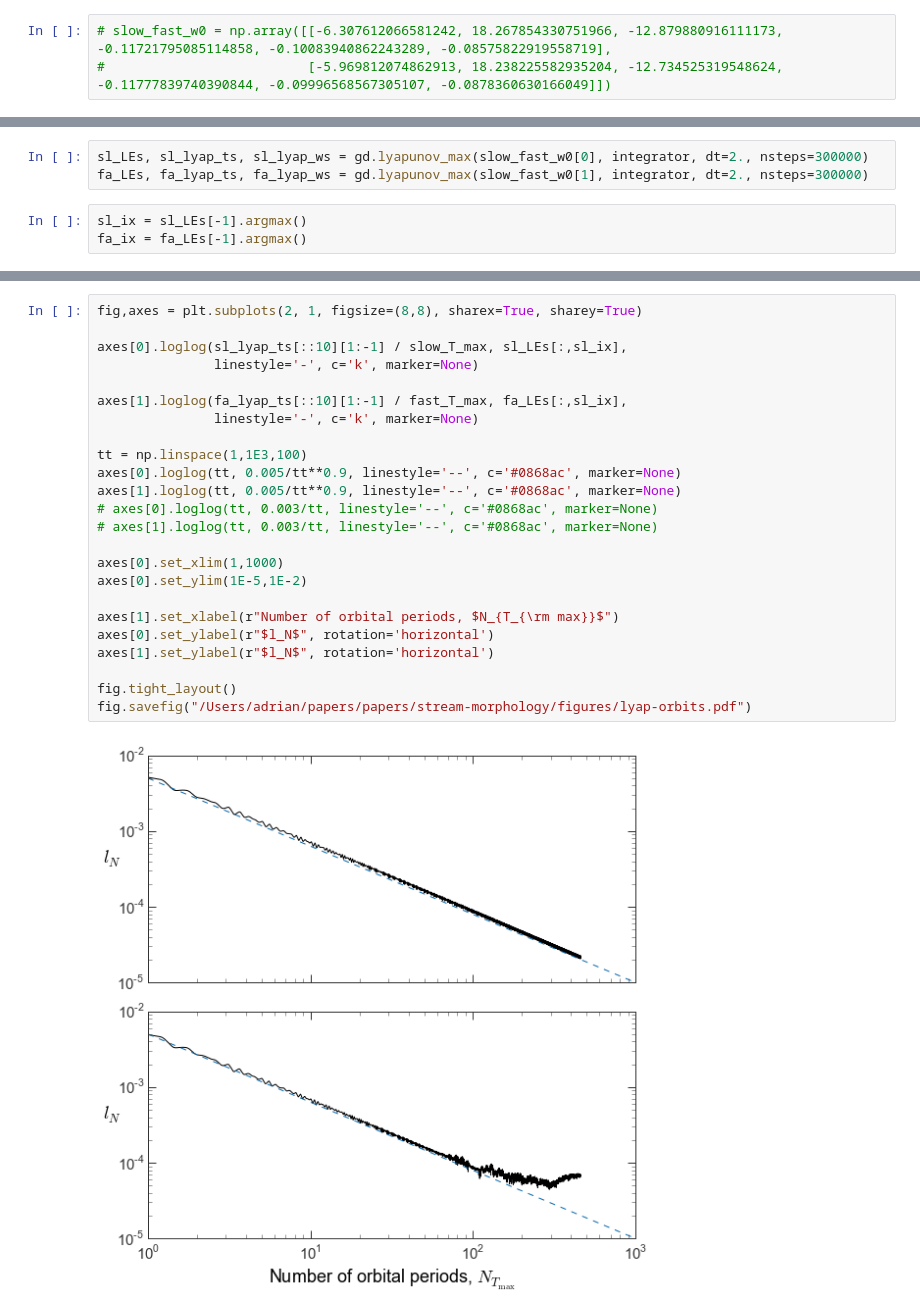
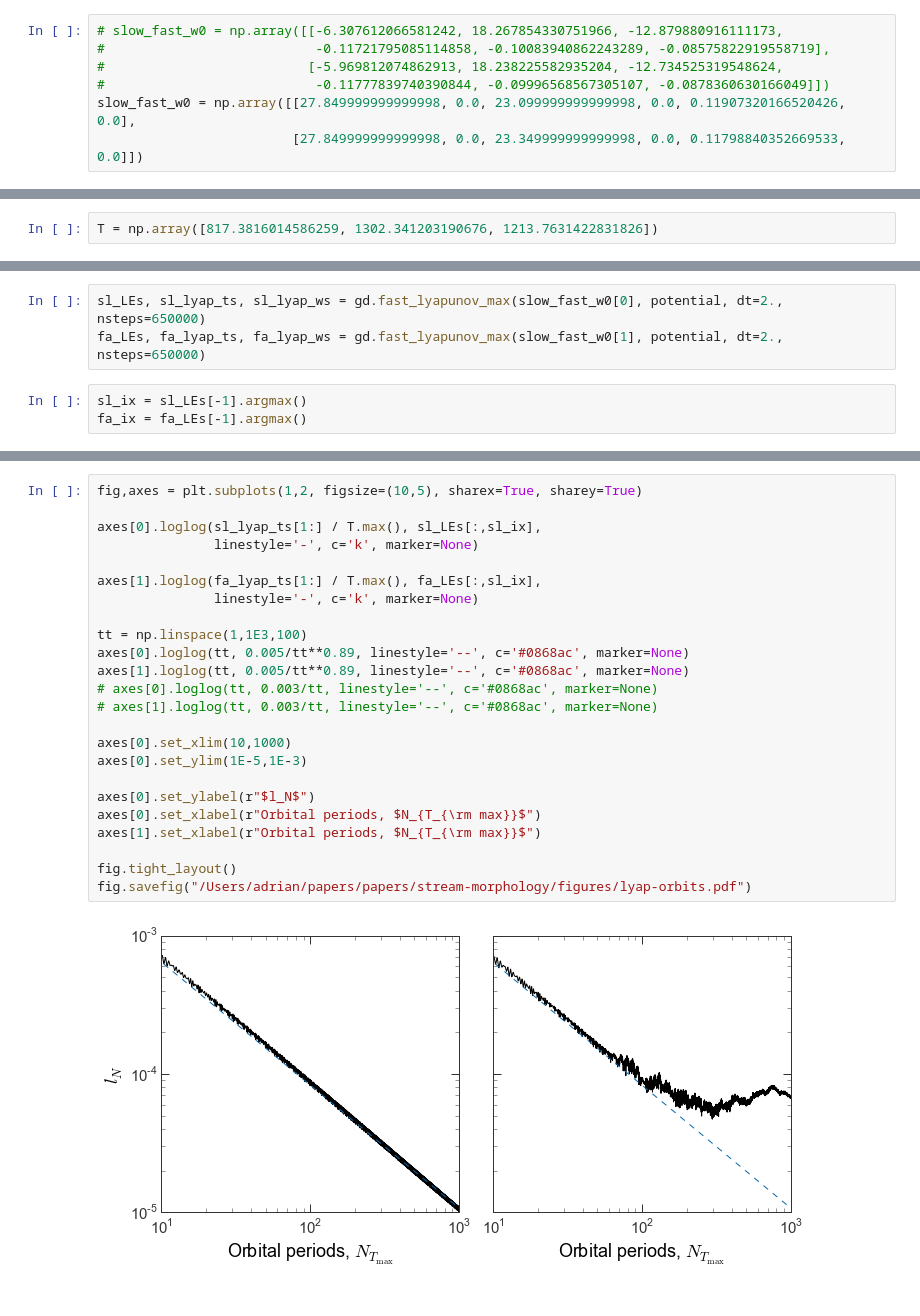
Before and after one commit to adrn/StreamMorphology, a Jupyter notebook: notebooks/Figure - two orbits.ipynb, the cells around one changed output, grey strips where cells are left out. Cells and saved outputs as stored; diff of their text form.

```diff
--- a/notebooks/Figure - two orbits.ipynb
+++ b/notebooks/Figure - two orbits.ipynb
@@ -21,3 +34,7 @@ potential = potential_registry['triaxial-NFW']
 # %%
-# slow_fast_w0 = np.array([[-6.307612066581242, 18.267854330751966, -12.879880916111173, -0.11721795085114858, -0.10083940862243289, -0.08575822919558719],
-#                          [-5.969812074862913, 18.238225582935204, -12.734525319548624, -0.11777839740390844, -0.09996568567305107, -0.0878360630166049]])
+# slow_fast_w0 = np.array([[-6.307612066581242, 18.267854330751966, -12.879880916111173,
+#                           -0.11721795085114858, -0.10083940862243289, -0.08575822919558719],
+#                          [-5.969812074862913, 18.238225582935204, -12.734525319548624,
+#                           -0.11777839740390844, -0.09996568567305107, -0.0878360630166049]])
+slow_fast_w0 = np.array([[27.849999999999998, 0.0, 23.099999999999998, 0.0, 0.11907320166520426, 0.0],
+                         [27.849999999999998, 0.0, 23.349999999999998, 0.0, 0.11798840352669533, 0.0]])
@@ -23,0 +48,2 @@ potential = potential_registry['triaxial-NFW']
+# %%
+T = np.array([817.3816014586259, 1302.341203190676, 1213.7631422831826])
@@ -145,6 +286,6 @@ integrator = gi.DOPRI853Integrator(F_max)
 # %%
-sl_LEs, sl_lyap_ts, sl_lyap_ws = gd.lyapunov_max(slow_fast_w0[0], integrator, dt=2., nsteps=300000)
-fa_LEs, fa_lyap_ts, fa_lyap_ws = gd.lyapunov_max(slow_fast_w0[1], integrator, dt=2., nsteps=300000)
+sl_LEs, sl_lyap_ts, sl_lyap_ws = gd.fast_lyapunov_max(slow_fast_w0[0], potential, dt=2., nsteps=650000)
+fa_LEs, fa_lyap_ts, fa_lyap_ws = gd.fast_lyapunov_max(slow_fast_w0[1], potential, dt=2., nsteps=650000)
 # %%
 sl_ix = sl_LEs[-1].argmax()
 fa_ix = fa_LEs[-1].argmax()
@@ -151,26 +296,26 @@ fa_ix = fa_LEs[-1].argmax()
 # %%
-fig,axes = plt.subplots(2, 1, figsize=(8,8), sharex=True, sharey=True)
+fig,axes = plt.subplots(1,2, figsize=(10,5), sharex=True, sharey=True)
 
-axes[0].loglog(sl_lyap_ts[::10][1:-1] / slow_T_max, sl_LEs[:,sl_ix],
+axes[0].loglog(sl_lyap_ts[1:] / T.max(), sl_LEs[:,sl_ix],
                linestyle='-', c='k', marker=None)
 
-axes[1].loglog(fa_lyap_ts[::10][1:-1] / fast_T_max, fa_LEs[:,sl_ix],
+axes[1].loglog(fa_lyap_ts[1:] / T.max(), fa_LEs[:,sl_ix],
                linestyle='-', c='k', marker=None)
 
 tt = np.linspace(1,1E3,100)
-axes[0].loglog(tt, 0.005/tt**0.9, linestyle='--', c='#0868ac', marker=None)
-axes[1].loglog(tt, 0.005/tt**0.9, linestyle='--', c='#0868ac', marker=None)
+axes[0].loglog(tt, 0.005/tt**0.89, linestyle='--', c='#0868ac', marker=None)
+axes[1].loglog(tt, 0.005/tt**0.89, linestyle='--', c='#0868ac', marker=None)
 # axes[0].loglog(tt, 0.003/tt, linestyle='--', c='#0868ac', marker=None)
 # axes[1].loglog(tt, 0.003/tt, linestyle='--', c='#0868ac', marker=None)
 
-axes[0].set_xlim(1,1000)
-axes[0].set_ylim(1E-5,1E-2)
+axes[0].set_xlim(10,1000)
+axes[0].set_ylim(1E-5,1E-3)
 
-axes[1].set_xlabel(r"Number of orbital periods, $N_{T_{\rm max}}$")
-axes[0].set_ylabel(r"$l_N$", rotation='horizontal')
-axes[1].set_ylabel(r"$l_N$", rotation='horizontal')
+axes[0].set_ylabel(r"$l_N$")
+axes[0].set_xlabel(r"Orbital periods, $N_{T_{\rm max}}$")
+axes[1].set_xlabel(r"Orbital periods, $N_{T_{\rm max}}$")
 
 fig.tight_layout()
 fig.savefig("/Users/adrian/papers/papers/stream-morphology/figures/lyap-orbits.pdf")
 # %% [output]
-[figure, old version]
+[figure, new version]
```
Also changed, not shown: parts of 60 cells of this notebook, 3 other files.
